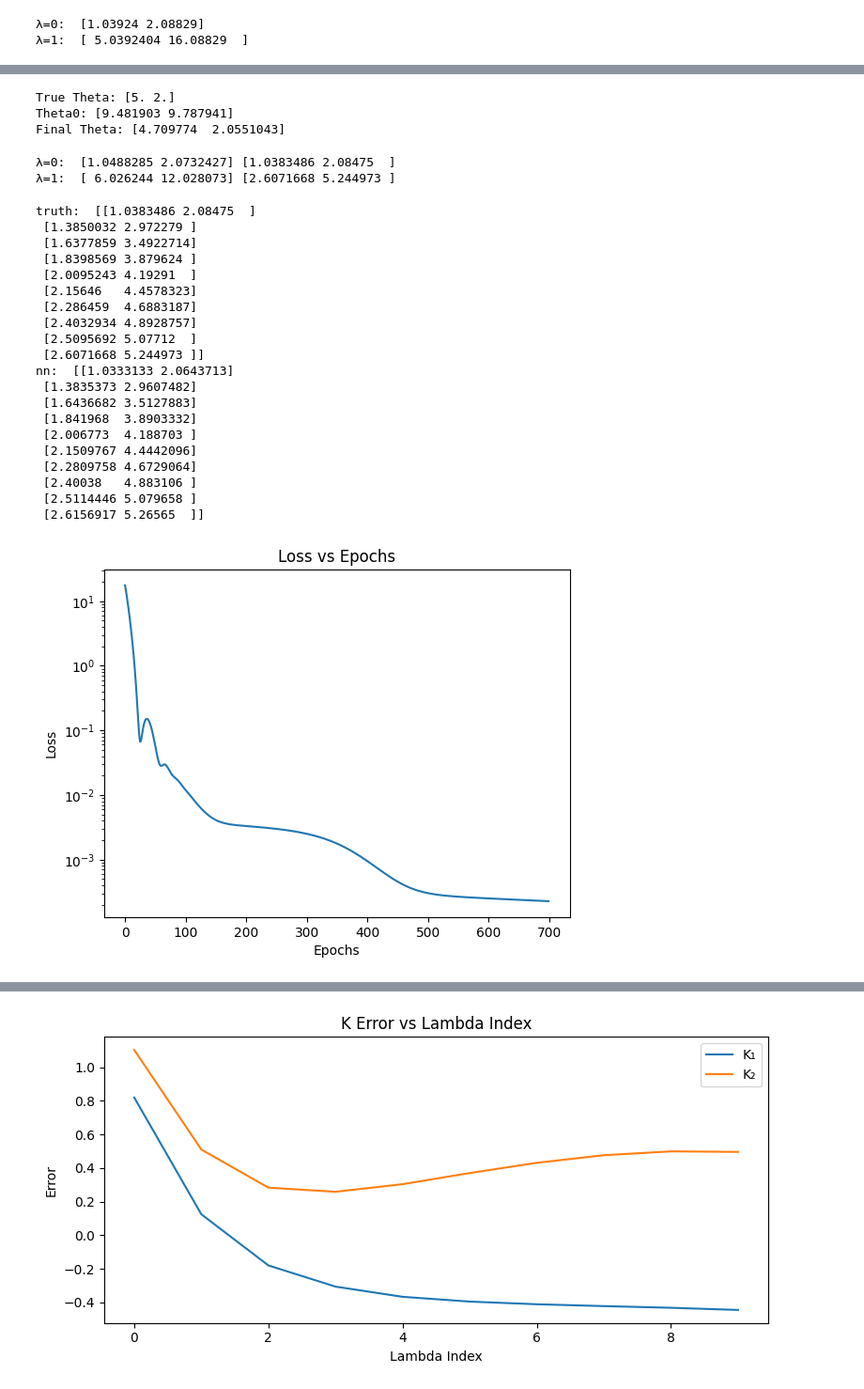
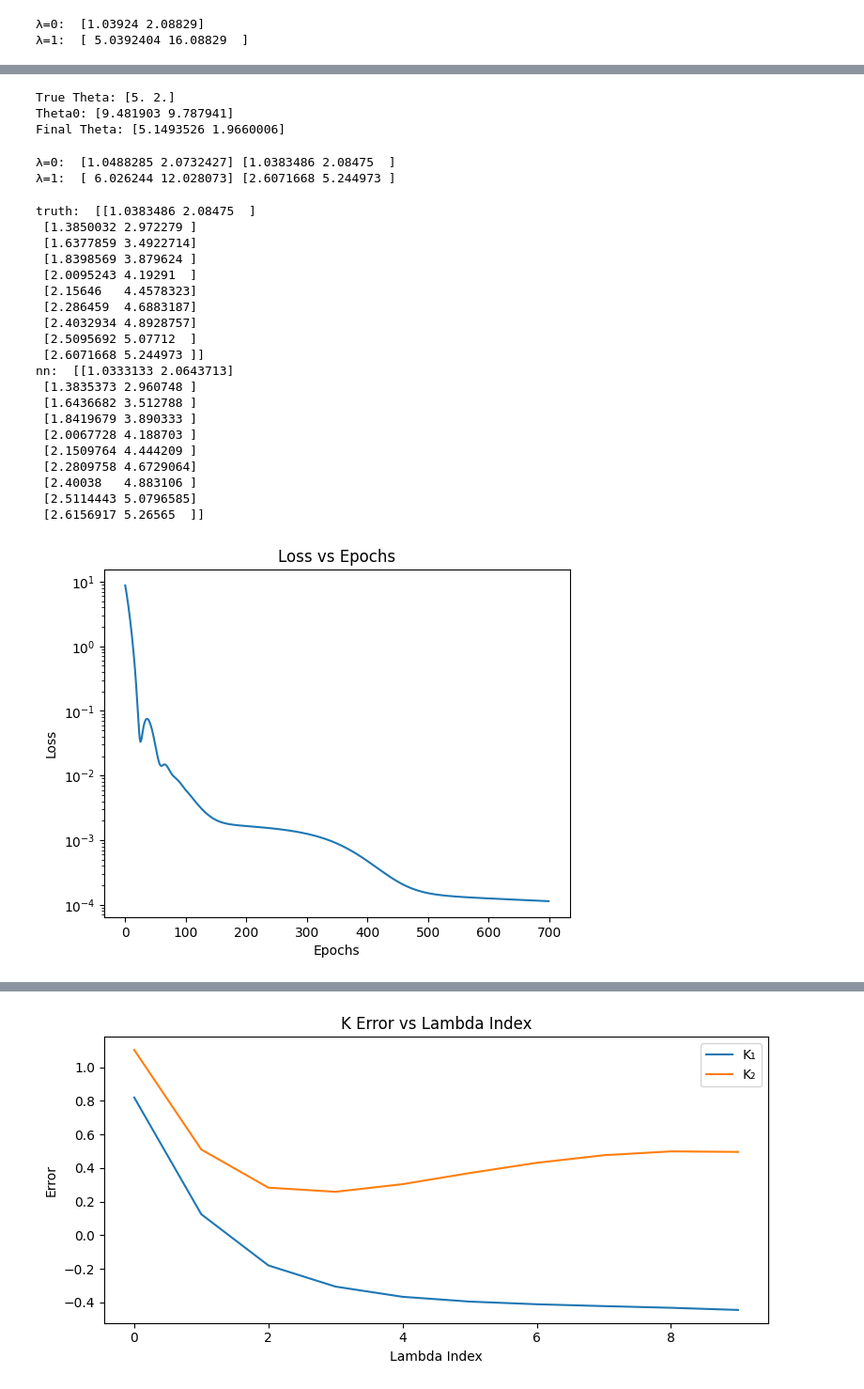
Before and after one commit to ryanchaiyakul/hodel, a Jupyter notebook: triplet.ipynb, the cells around one changed output, grey strips where cells are left out. Shown at 94% size. Saved outputs shown, nothing was run; the diff lists cells and outputs as text; code cells hidden in the pictures.

```diff
--- a/triplet.ipynb
+++ b/triplet.ipynb
@@ -73,11 +107,11 @@ print("λ=1: ", sim.solve(jnp.array([1.0]), xf0, Theta_star))
 # %%
 xf_stars = sim.sim(lambdas, xf0, Theta_star)
 Theta0 = jax.random.uniform(key, [2], minval=1e-1, maxval=1e1)
-lr = 1e-1
-n_epochs = 100
+lr = 2e-1
+nepochs = 100
 
 final_Theta, L = sim.learn(
-    lambdas, xf0, xf_stars, Theta0, optim=optax.adam(lr), n_epochs=n_epochs
+    lambdas, xf0, xf_stars, Theta0, optim=optax.adam(lr), nepochs=nepochs
 )
 
 print("True Theta:", Theta_star)
@@ -86,11 +120,13 @@ print("Final Theta:", final_Theta)
 # %% [output]
 True Theta: [5. 2.]
 Theta0: [9.481903 9.787941]
-Final Theta: [4.709774  2.0551043]
+Final Theta: [5.1493526 1.9660006]
 # %%
 import flax.linen as nn
 
 
+@register_dataclass
+@dataclass
 class KSTriplet(Triplet):
     def get_K(self, del_strain, Theta):
         # Theta = [K0_1, alpha_1, K0_2, alpha_2]
@@ -101,8 +137,8 @@ class KSTriplet(Triplet):
 
 
 Theta_star = jnp.array([5.0, 0.4, 2.0, 0.8])
-ks_energy = KSTriplet(xf0, fixed_0(jnp.array([0.0])))
-ks_sim = hodel.HODEL(ks_energy, [force], fixed_0)
+ks_energy = KSTriplet.init(xf0, fixed_0(jnp.array([0.0])))
+ks_sim = hodel.HODEL(ks_energy, (force,), fixed_0)
 
 
 class KNet(nn.Module):
@@ -145,23 +181,22 @@ class KNet(nn.Module):
         L = jnp.array([[a, 0.0], [b, c]])
         return L @ L.T
 
+model = KNet(10)
 
+@register_dataclass
+@dataclass
 class NNTriplet(Triplet):
-    """3 node spring where Theta is a neural network."""
-
-    def __init__(self, xf0, xb0, model):
-        super().__init__(xf0, xb0)
-        self.model = model
+    """3 node spring where Theta is parameters for a neural network."""
 
     def get_K(self, del_strain: jax.Array, Theta: Any) -> jax.Array:
         return model.apply(Theta, del_strain)  # type: ignore
 
 
 # TODO: Figure out how to make this more seamless
-model = KNet(10)
+
 params = model.init(key, jnp.zeros(2))
-nn_energy = NNTriplet(xf0, fixed_0(jnp.array([0.0])), model)
-nn_sim = hodel.HODEL(nn_energy, [force], fixed_0)
+nn_energy = NNTriplet.init(xf0, fixed_0(jnp.array([0.0])))
+nn_sim = hodel.HODEL(nn_energy, (force,), fixed_0)
 
 print(
     "λ=0: ",
@@ -180,48 +215,43 @@ print(
 xf_stars = ks_sim.sim(lambdas, xf0, Theta_star)
 
 lr = 1e-2
-n_epochs = 700
-#schedule = optax.cosine_decay_schedule(init_value=lr, decay_steps=n_epochs, alpha=0.2)
+nepochs = 700
+# schedule = optax.cosine_decay_schedule(init_value=lr, decay_steps=n_epochs, alpha=0.2)
 
-jit_learn = jax.jit(
-    lambda lambdas, xf0, xf_stars, params: nn_sim.learn(
-        lambdas, xf0, xf_stars, params, optim=optax.adam(lr), n_epochs=n_epochs
-    )
-)
-final_params, L = jit_learn(lambdas, xf0, xf_stars, params)
+final_params, L = nn_sim.learn(lambdas, xf0, xf_stars, params, optim=optax.adam(lr), nepochs=nepochs)
 final_xfs = nn_sim.sim(lambdas, xf0, final_params)
 
 print("truth: ", xf_stars)
 print("nn: ", final_xfs)
 
 plt.plot(L)
 plt.yscale("log")
 plt.title("Loss vs Epochs")
 plt.xlabel("Epochs")
 plt.ylabel("Loss")
 plt.show()
 # %% [output]
 truth:  [[1.0383486 2.08475  ]
  [1.3850032 2.972279 ]
  [1.6377859 3.4922714]
  [1.8398569 3.879624 ]
  [2.0095243 4.19291  ]
  [2.15646   4.4578323]
  [2.286459  4.6883187]
  [2.4032934 4.8928757]
  [2.5095692 5.07712  ]
  [2.6071668 5.244973 ]]
 nn:  [[1.0333133 2.0643713]
- [1.3835373 2.9607482]
- [1.6436682 3.5127883]
- [1.841968  3.8903332]
- [2.006773  4.188703 ]
- [2.1509767 4.4442096]
+ [1.3835373 2.960748 ]
+ [1.6436682 3.512788 ]
+ [1.8419679 3.890333 ]
+ [2.0067728 4.188703 ]
+ [2.1509764 4.444209 ]
  [2.2809758 4.6729064]
  [2.40038   4.883106 ]
- [2.5114446 5.079658 ]
+ [2.5114443 5.0796585]
  [2.6156917 5.26565  ]]
-[figure, old version]
+[figure, new version]
 # %%
 # Range of del_strains
 del_strains = []
```
Also changed, not shown: parts of 4 cells of this notebook, 6 other files.
